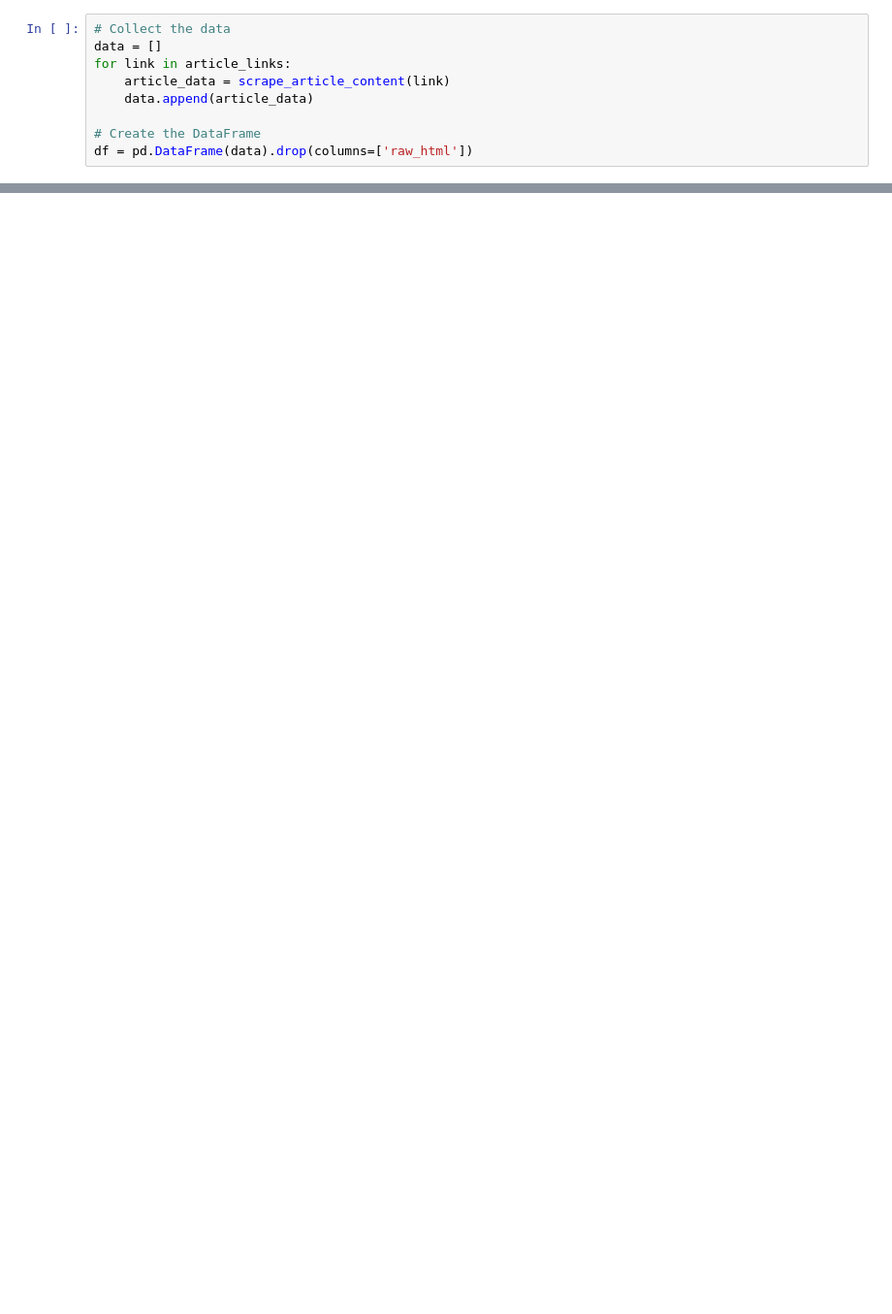
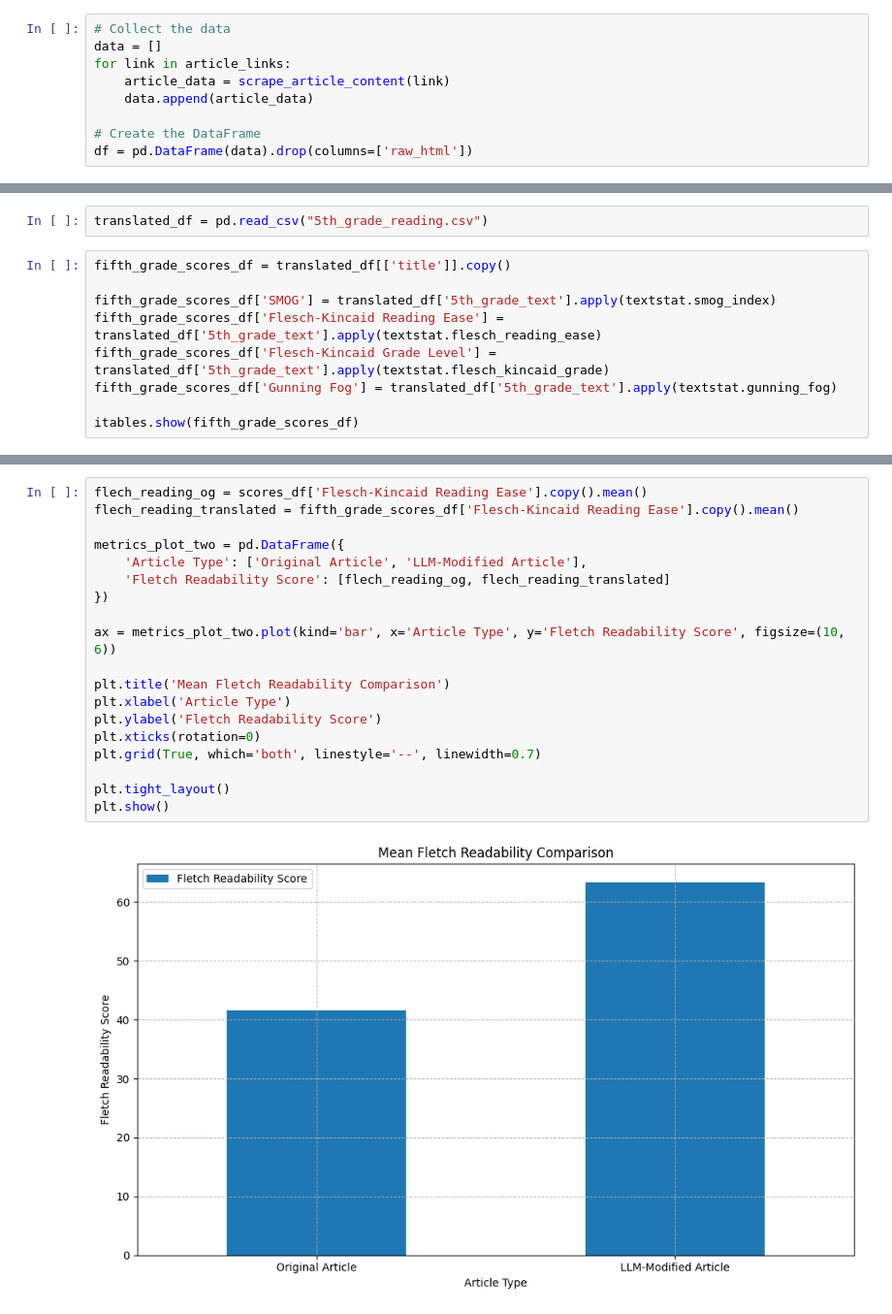
Before and after one commit to alexanderSolod/MedExplain, a Jupyter notebook: claude_analysis.ipynb, the cells around one changed output, grey strips where cells are left out. Shown: that part at 97% size. Saved outputs shown, nothing was run; the diff lists cells and outputs as text; blank space fills up the shorter version.

```diff
--- a/claude_analysis.ipynb
+++ b/claude_analysis.ipynb
@@ -70,0 +80,11 @@ ValueError: No tables found
+# %%
+translated_df = pd.read_csv("5th_grade_reading.csv")
+# %%
+fifth_grade_scores_df = translated_df[['title']].copy()
+
+fifth_grade_scores_df['SMOG'] = translated_df['5th_grade_text'].apply(textstat.smog_index)
+fifth_grade_scores_df['Flesch-Kincaid Reading Ease'] = translated_df['5th_grade_text'].apply(textstat.flesch_reading_ease)
+fifth_grade_scores_df['Flesch-Kincaid Grade Level'] = translated_df['5th_grade_text'].apply(textstat.flesch_kincaid_grade)
+fifth_grade_scores_df['Gunning Fog'] = translated_df['5th_grade_text'].apply(textstat.gunning_fog)
+
+itables.show(fifth_grade_scores_df)
@@ -70,0 +130,21 @@ ValueError: No tables found
+# %%
+flech_reading_og = scores_df['Flesch-Kincaid Reading Ease'].copy().mean()
+flech_reading_translated = fifth_grade_scores_df['Flesch-Kincaid Reading Ease'].copy().mean()
+
+metrics_plot_two = pd.DataFrame({
+    'Article Type': ['Original Article', 'LLM-Modified Article'],
+    'Fletch Readability Score': [flech_reading_og, flech_reading_translated]
+})
+
+ax = metrics_plot_two.plot(kind='bar', x='Article Type', y='Fletch Readability Score', figsize=(10, 6))
+
+plt.title('Mean Fletch Readability Comparison')
+plt.xlabel('Article Type')
+plt.ylabel('Fletch Readability Score')
+plt.xticks(rotation=0)
+plt.grid(True, which='both', linestyle='--', linewidth=0.7)
+
+plt.tight_layout()
+plt.show()
+# %% [output]
+[figure, added]
```
Also changed, not shown: parts of 15 cells of this notebook, 7 other files.
